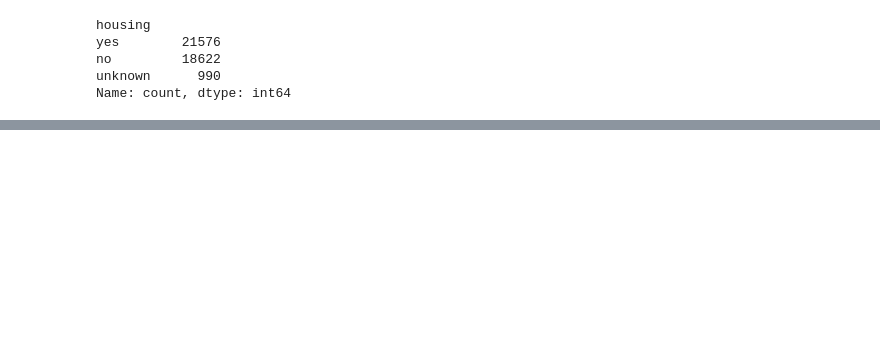
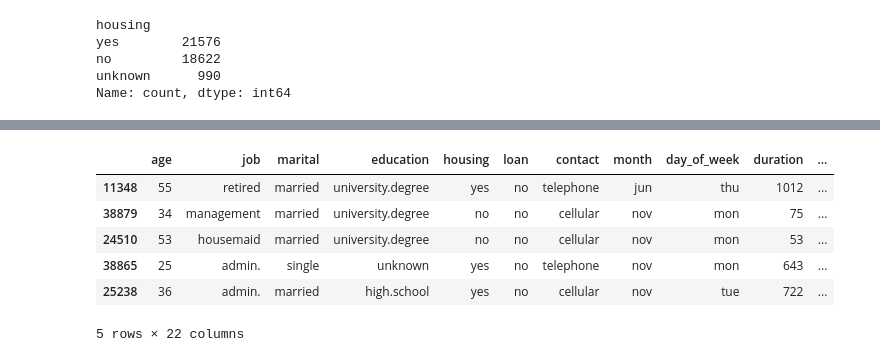
Before and after one commit to Antonio27M/ML-web-app-using-Streamlit, a Jupyter notebook: src/01-logistic-regression.ipynb, the cells around one changed output, grey strips where cells are left out. Drawn from its saved outputs; the diff is of its cells as text; code cells hidden in the pictures; blank space fills up the shorter version.

```diff
--- a/src/01-logistic-regression.ipynb
+++ b/src/01-logistic-regression.ipynb
@@ -296,0 +199,7 @@ plt.show()
+# %%
+df_drop = df.drop(columns=['nr.employed','emp.var.rate','poutcome','previous','cons.price.idx','default' ])
+# %%
+X = df_drop.drop('y', axis=1)
+y = df_drop['y']
+
+X_train, X_test, y_train, y_test = train_test_split(X, y, test_size=0.2, random_state=18)
@@ -296,0 +233,55 @@ plt.show()
+# %%
+X_train_cat_le = X_train.copy()
+X_test_cat_le = X_test.copy()
+
+label_encoder_job = LabelEncoder()
+label_encoder_job.fit(X_train['job'])
+X_train_cat_le['job_le'] = label_encoder_job.transform(X_train['job'])
+X_test_cat_le['job_le'] = label_encoder_job.transform(X_test['job'])
+
+
+label_encoder_marital = LabelEncoder()
+label_encoder_marital.fit(X_train['marital'])
+X_train_cat_le['marital_le'] = label_encoder_marital.transform(X_train['marital'])
+X_test_cat_le['marital_le'] = label_encoder_marital.transform(X_test['marital'])
+
+label_encoder_education = LabelEncoder()
+label_encoder_education.fit(X_train['education'])
+X_train_cat_le['education_le'] = label_encoder_education.transform(X_train['education'])
+X_test_cat_le['education_le'] = label_encoder_education.transform(X_test['education'])
+
+label_encoder_housing = LabelEncoder()
+label_encoder_housing.fit(X_train['housing'])
+X_train_cat_le['housing_le'] = label_encoder_housing.transform(X_train['housing'])
+X_test_cat_le['housing_le'] = label_encoder_housing.transform(X_test['housing'])
+
+label_encoder_loan = LabelEncoder()
+label_encoder_loan.fit(X_train['loan'])
+X_train_cat_le['loan_le'] = label_encoder_loan.transform(X_train['loan'])
+X_test_cat_le['loan_le'] = label_encoder_loan.transform(X_test['loan'])
+
+label_encoder_month = LabelEncoder()
+label_encoder_month.fit(X_train['month'])
+X_train_cat_le['month_le'] = label_encoder_month.transform(X_train['month'])
+X_test_cat_le['month_le'] = label_encoder_month.transform(X_test['month'])
+
+label_encoder_contact = LabelEncoder()
+label_encoder_contact.fit(X_train['contact'])
+X_train_cat_le['contact_le'] = label_encoder_contact.transform(X_train['contact'])
+X_test_cat_le['contact_le'] = label_encoder_contact.transform(X_test['contact'])
+
+label_encoder_day_of_week = LabelEncoder()
+label_encoder_day_of_week.fit(X_train['day_of_week'])
+X_train_cat_le['day_of_week_le'] = label_encoder_day_of_week.transform(X_train['day_of_week'])
+X_test_cat_le['day_of_week_le'] = label_encoder_day_of_week.transform(X_test['day_of_week'])
+
+
+X_train_cat_le.head()
+# %% [output]
+|  | age | job | marital | education | housing | loan | contact | month | day_of_week | duration | ... |
+| 11348 | 55 | retired | married | university.degree | yes | no | telephone | jun | thu | 1012 | ... |
+| 38879 | 34 | management | married | university.degree | no | no | cellular | nov | mon | 75 | ... |
+| 24510 | 53 | housemaid | married | university.degree | no | no | cellular | nov | mon | 53 | ... |
+| 38865 | 25 | admin. | single | unknown | yes | no | telephone | nov | mon | 643 | ... |
+| 25238 | 36 | admin. | married | high.school | yes | no | cellular | nov | tue | 722 | ... |
+5 rows × 22 columns
```
Also changed, not shown: parts of 33 cells of this notebook, 2 other files.
